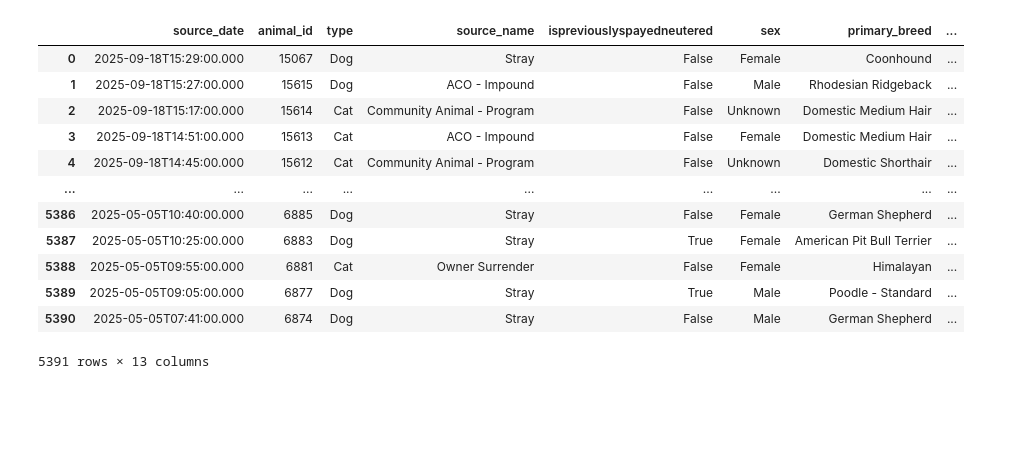
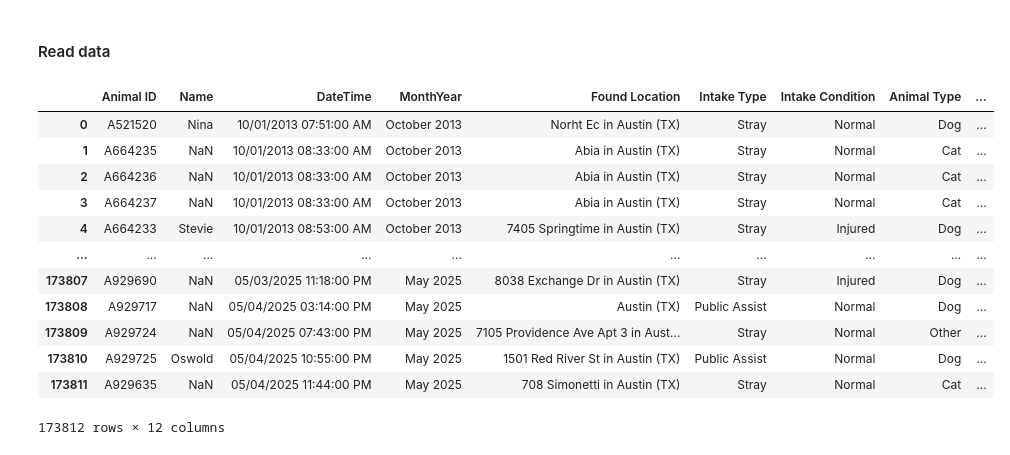
Before and after one commit to CassieShi-95/datasci-207-final-project, a Jupyter notebook: model.ipynb, the cells around one changed output. Drawn from its saved outputs; the diff is of its cells as text; code cells hidden in the pictures; blank space fills up the shorter version.

```diff
--- a/model.ipynb
+++ b/model.ipynb
@@ -33,16 +47,21 @@ from sklearn.pipeline import Pipeline
+# %% [markdown]
+#### Read data
+# %%
+animal_intakes_raw_data = pd.read_csv("Austin_Animal_Center_Intakes.csv")
+animal_outcome_raw_data = pd.read_csv("Austin_Animal_Center_Outcomes.csv")
 # %%
-results_df
+animal_intakes_raw_data
 # %% [output]
-|  | source_date | animal_id | type | source_name | ispreviouslyspayedneutered | sex | primary_breed | ... |
-| 0 | 2025-09-18T15:29:00.000 | 15067 | Dog | Stray | False | Female | Coonhound | ... |
-| 1 | 2025-09-18T15:27:00.000 | 15615 | Dog | ACO - Impound | False | Male | Rhodesian Ridgeback | ... |
-| 2 | 2025-09-18T15:17:00.000 | 15614 | Cat | Community Animal - Program | False | Unknown | Domestic Medium Hair | ... |
-| 3 | 2025-09-18T14:51:00.000 | 15613 | Cat | ACO - Impound | False | Female | Domestic Medium Hair | ... |
-| 4 | 2025-09-18T14:45:00.000 | 15612 | Cat | Community Animal - Program | False | Unknown | Domestic Shorthair | ... |
-| ... | ... | ... | ... | ... | ... | ... | ... | ... |
-| 5386 | 2025-05-05T10:40:00.000 | 6885 | Dog | Stray | False | Female | German Shepherd | ... |
-| 5387 | 2025-05-05T10:25:00.000 | 6883 | Dog | Stray | True | Female | American Pit Bull Terrier | ... |
-| 5388 | 2025-05-05T09:55:00.000 | 6881 | Cat | Owner Surrender | False | Female | Himalayan | ... |
-| 5389 | 2025-05-05T09:05:00.000 | 6877 | Dog | Stray | True | Male | Poodle - Standard | ... |
-| 5390 | 2025-05-05T07:41:00.000 | 6874 | Dog | Stray | False | Male | German Shepherd | ... |
+|  | Animal ID | Name | DateTime | MonthYear | Found Location | Intake Type | Intake Condition | Animal Type | ... |
+| 0 | A521520 | Nina | 10/01/2013 07:51:00 AM | October 2013 | Norht Ec in Austin (TX) | Stray | Normal | Dog | ... |
+| 1 | A664235 | NaN | 10/01/2013 08:33:00 AM | October 2013 | Abia in Austin (TX) | Stray | Normal | Cat | ... |
+| 2 | A664236 | NaN | 10/01/2013 08:33:00 AM | October 2013 | Abia in Austin (TX) | Stray | Normal | Cat | ... |
+| 3 | A664237 | NaN | 10/01/2013 08:33:00 AM | October 2013 | Abia in Austin (TX) | Stray | Normal | Cat | ... |
+| 4 | A664233 | Stevie | 10/01/2013 08:53:00 AM | October 2013 | 7405 Springtime in Austin (TX) | Stray | Injured | Dog | ... |
+| ... | ... | ... | ... | ... | ... | ... | ... | ... | ... |
+| 173807 | A929690 | NaN | 05/03/2025 11:18:00 PM | May 2025 | 8038 Exchange Dr in Austin (TX) | Stray | Injured | Dog | ... |
+| 173808 | A929717 | NaN | 05/04/2025 03:14:00 PM | May 2025 | Austin (TX) | Public Assist | Normal | Dog | ... |
+| 173809 | A929724 | NaN | 05/04/2025 07:43:00 PM | May 2025 | 7105 Providence Ave Apt 3 in Aust... | Stray | Normal | Other | ... |
+| 173810 | A929725 | Oswold | 05/04/2025 10:55:00 PM | May 2025 | 1501 Red River St in Austin (TX) | Public Assist | Normal | Dog | ... |
+| 173811 | A929635 | NaN | 05/04/2025 11:44:00 PM | May 2025 | 708 Simonetti in Austin (TX) | Stray | Normal | Cat | ... |
-5391 rows × 13 columns
+173812 rows × 12 columns
```
Also changed, not shown: parts of 2 cells of this notebook, 2 other files.
